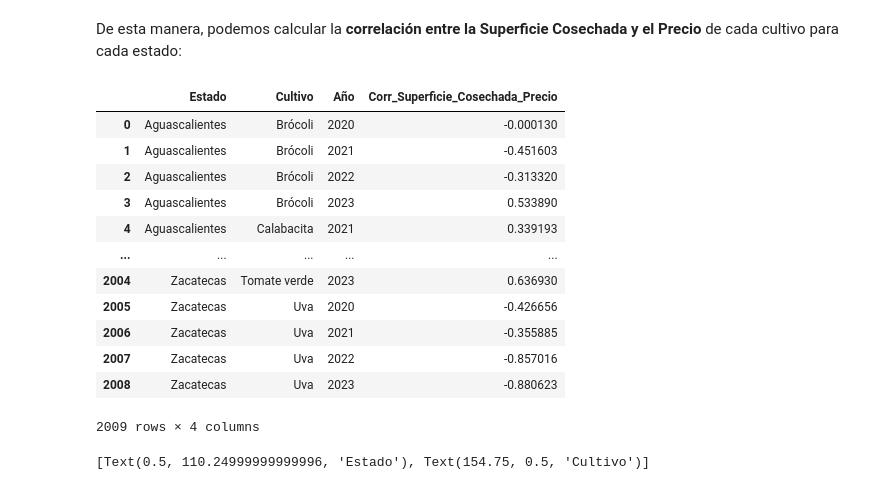
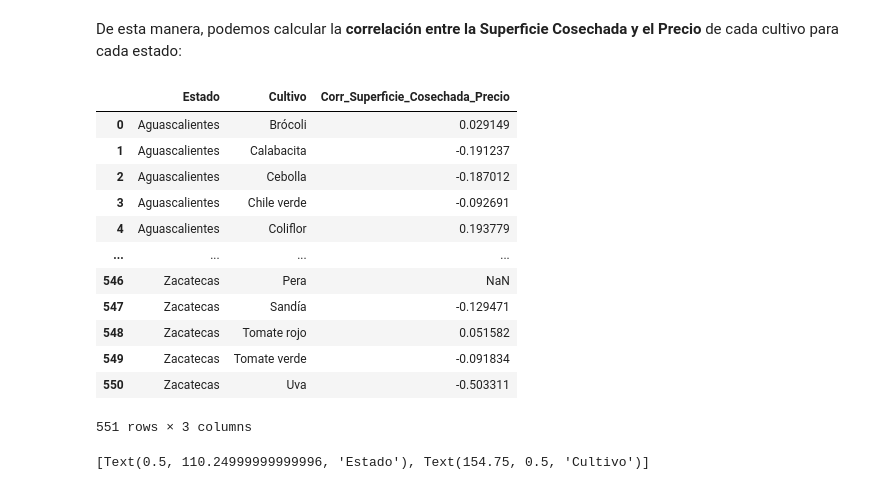
Before and after one commit to ProyectosMCD/RedBAMX, a Jupyter notebook: EDA/correlación_SIAP_SNIIM.ipynb, the cells around one changed output. Cells and saved outputs as stored; diff of their text form; code cells hidden in the pictures.

```diff
--- a/EDA/correlación_SIAP_SNIIM.ipynb
+++ b/EDA/correlación_SIAP_SNIIM.ipynb
@@ -84,30 +84,30 @@ df_chile_sonora['Producción'].corr(df_chile_sonora['Precio'])
 De esta manera, podemos calcular la **correlación entre la Superficie Cosechada y el Precio** de cada cultivo para cada estado:
 # %%
 # Correlación entre Superficie Cosechada y Precio, por Estado y por Cultivo
-df_corr_cosechado_precio = df_excedente_agricola.groupby(['Estado','Cultivo','Año'])[['Superficie(ha)_Cosechada','Precio']]\
+df_corr_cosechado_precio = df_excedente_agricola.groupby(['Estado','Cultivo'])[['Superficie(ha)_Cosechada','Precio']]\
     .corr()\
     .unstack()\
     .iloc[:,1]\
     .reset_index()
 
 
 df_corr_cosechado_precio.columns = df_corr_cosechado_precio.columns.droplevel(1)
 df_corr_cosechado_precio.rename(columns={"Superficie(ha)_Cosechada": "Corr_Superficie_Cosechada_Precio"}, inplace=True)
 df_corr_cosechado_precio
 # %% [output]
-|  | Estado | Cultivo | Año | Corr_Superficie_Cosechada_Precio |
-| 0 | Aguascalientes | Brócoli | 2020 | -0.000130 |
-| 1 | Aguascalientes | Brócoli | 2021 | -0.451603 |
-| 2 | Aguascalientes | Brócoli | 2022 | -0.313320 |
-| 3 | Aguascalientes | Brócoli | 2023 | 0.533890 |
-| 4 | Aguascalientes | Calabacita | 2021 | 0.339193 |
-| ... | ... | ... | ... | ... |
-| 2004 | Zacatecas | Tomate verde | 2023 | 0.636930 |
-| 2005 | Zacatecas | Uva | 2020 | -0.426656 |
-| 2006 | Zacatecas | Uva | 2021 | -0.355885 |
-| 2007 | Zacatecas | Uva | 2022 | -0.857016 |
-| 2008 | Zacatecas | Uva | 2023 | -0.880623 |
+|  | Estado | Cultivo | Corr_Superficie_Cosechada_Precio |
+| 0 | Aguascalientes | Brócoli | 0.029149 |
+| 1 | Aguascalientes | Calabacita | -0.191237 |
+| 2 | Aguascalientes | Cebolla | -0.187012 |
+| 3 | Aguascalientes | Chile verde | -0.092691 |
+| 4 | Aguascalientes | Coliflor | 0.193779 |
+| ... | ... | ... | ... |
+| 546 | Zacatecas | Pera | NaN |
+| 547 | Zacatecas | Sandía | -0.129471 |
+| 548 | Zacatecas | Tomate rojo | 0.051582 |
+| 549 | Zacatecas | Tomate verde | -0.091834 |
+| 550 | Zacatecas | Uva | -0.503311 |
-2009 rows × 4 columns
+551 rows × 3 columns
 # %%
 df_corr_cosechado_precio_pivot = df_corr_cosechado_precio.pivot(index="Cultivo", columns="Estado", values="Corr_Superficie_Cosechada_Precio")
 
```
Also changed, not shown: parts of 4 cells of this notebook.
